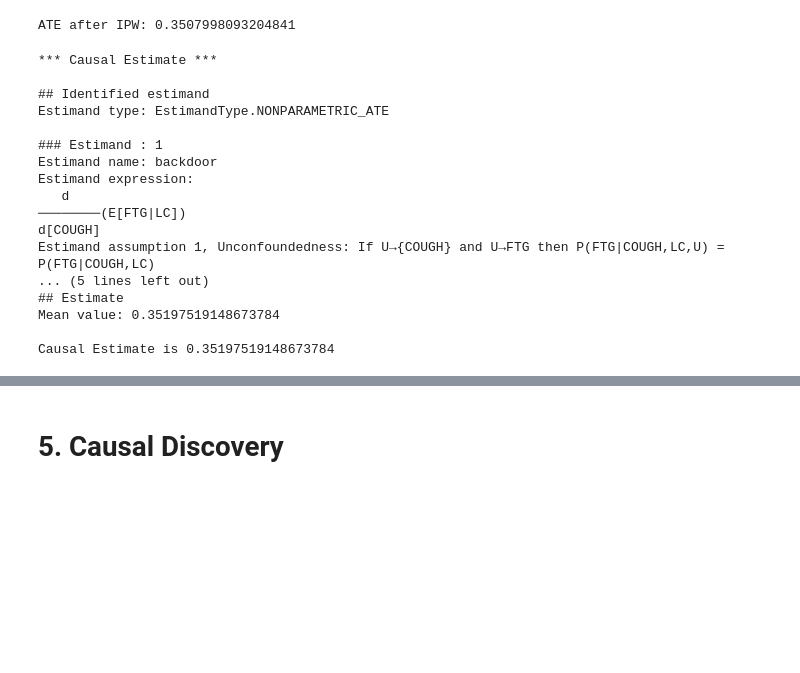
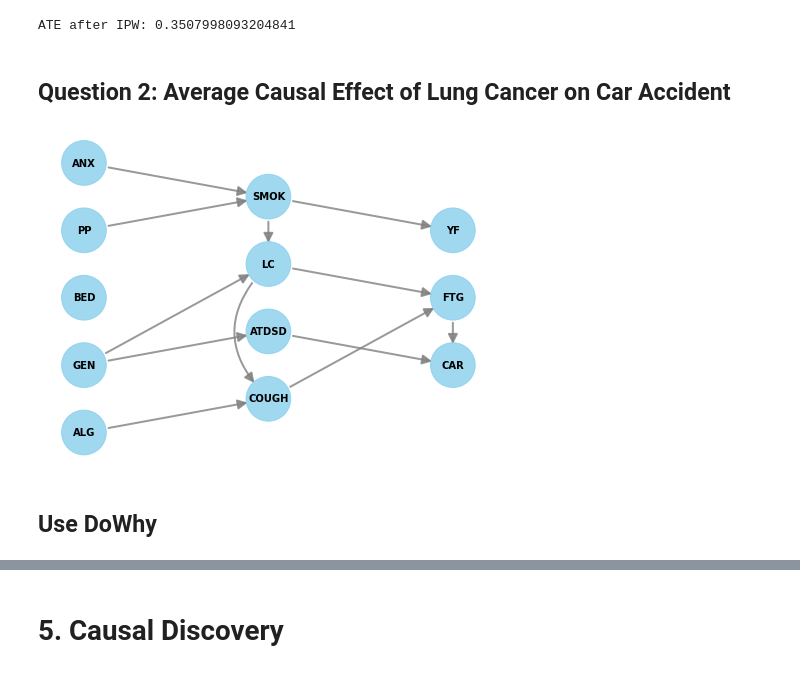
Before and after one commit to stathis99/Causal-DS, a Jupyter notebook: causal .ipynb, the cells around one changed output, grey strips where cells are left out. Drawn from its saved outputs; the diff is of its cells as text; code cells hidden in the pictures; blank space fills up the shorter version.

Commit message:
analysis causal effect

```diff
--- a/causal .ipynb
+++ b/causal .ipynb
@@ -225,26 +368,21 @@ ATE_IPW2 = mean_treatment2-mean_control2
 print("ATE after IPW:", ATE_IPW2)
 # %% [output]
 ATE after IPW: 0.3507998093204841
-# %%
-causal_estimate = model.estimate_effect(identified_estimand,
-        method_name="backdoor.propensity_score_weighting")
-print(causal_estimate)
-print("Causal Estimate is " + str(causal_estimate.value))
-# %% [output]
-*** Causal Estimate ***
-
-## Identified estimand
-Estimand type: EstimandType.NONPARAMETRIC_ATE
-
-### Estimand : 1
-Estimand name: backdoor
-Estimand expression:
-   d
-────────(E[FTG|LC])
-d[COUGH]
-Estimand assumption 1, Unconfoundedness: If U→{COUGH} and U→FTG then P(FTG|COUGH,LC,U) = P(FTG|COUGH,LC)
-... (5 lines left out)
-## Estimate
-Mean value: 0.35197519148673784
-
-Causal Estimate is 0.35197519148673784
+# %% [markdown]
+## Question 2: Average Causal Effect of Lung Cancer on Car Accident
+# %%
+from IPython.display import Image, display
+
+gml_graph = gml_to_string('lung_cancer_graph.gml')
+# With GML string
+model=CausalModel(
+    data = data,
+    treatment='LC',
+    outcome='CAR',
+    graph=gml_graph
+)
+model.view_model()
+# %% [output]
+[figure, added]
+# %% [markdown]
+## Use DoWhy
```
Also changed, not shown: parts of 58 cells of this notebook.
